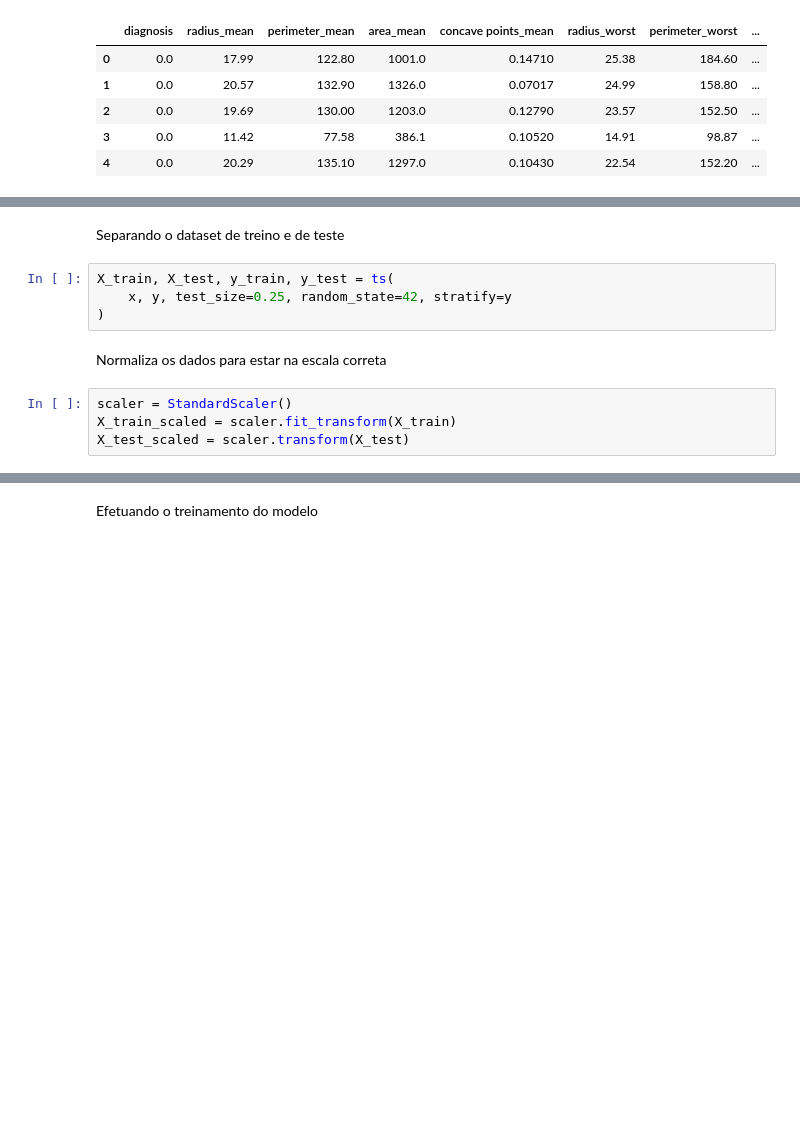
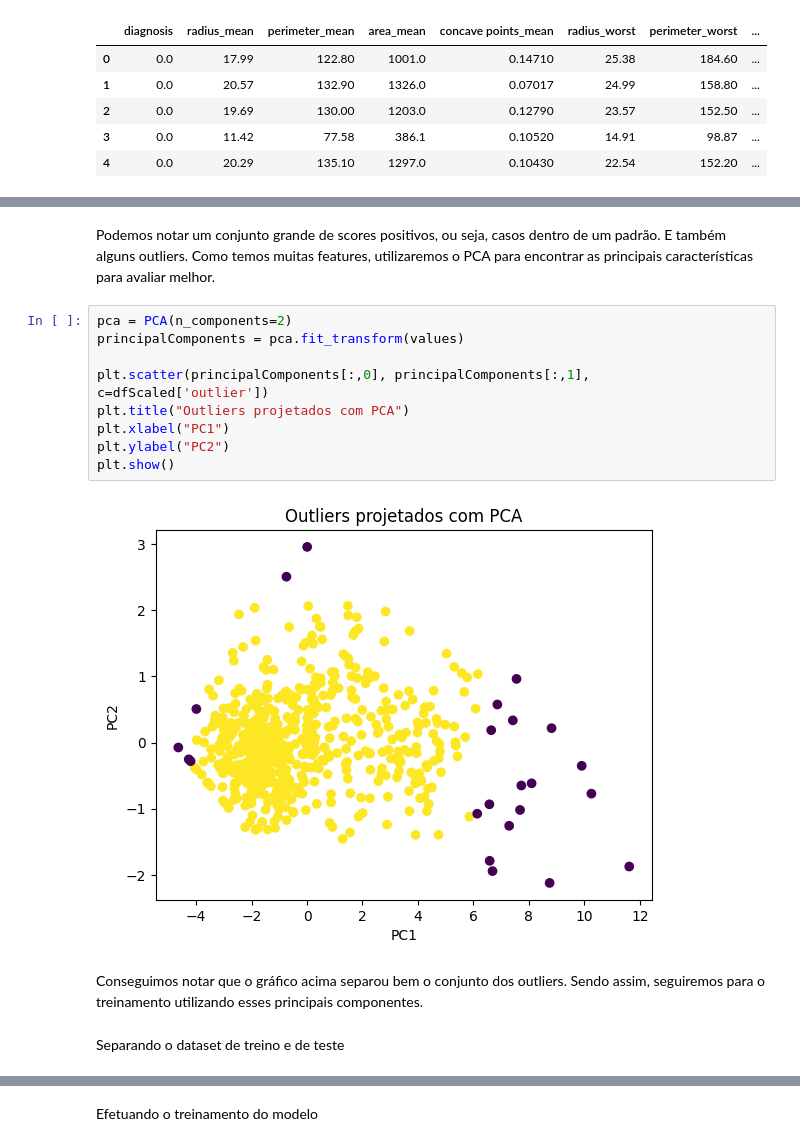
Before and after one commit to hiroshisilva/TechChalenge-FIAP-IA-01, a Jupyter notebook: Tech_chalenge.ipynb, the cells around one changed output, grey strips where cells are left out. Cells and saved outputs as stored; diff of their text form; blank space fills up the shorter version.

```diff
--- a/Tech_chalenge.ipynb
+++ b/Tech_chalenge.ipynb
@@ -173,12 +177,19 @@ y = dfHighCorrelation['diagnosis']
+# %% [markdown]
+Podemos notar um conjunto grande de scores positivos, ou seja, casos dentro de um padrão. E também alguns outliers.
+Como temos muitas features, utilizaremos o PCA para encontrar as principais características para avaliar melhor.
+# %%
+pca = PCA(n_components=2)
+principalComponents = pca.fit_transform(values)
+
+plt.scatter(principalComponents[:,0], principalComponents[:,1], c=dfScaled['outlier'])
+plt.title("Outliers projetados com PCA")
+plt.xlabel("PC1")
+plt.ylabel("PC2")
+plt.show()
+# %% [output]
+[figure, added]
+# %% [markdown]
+Conseguimos notar que o gráfico acima separou bem o conjunto dos outliers.
+Sendo assim, seguiremos para o treinamento utilizando esses principais componentes.
 # %% [markdown]
 Separando o dataset de treino e de teste
-# %%
-X_train, X_test, y_train, y_test = ts(
-    x, y, test_size=0.25, random_state=42, stratify=y
-)
-# %% [markdown]
-Normaliza os dados para estar na escala correta
-# %%
-scaler = StandardScaler()
-X_train_scaled = scaler.fit_transform(X_train)
-X_test_scaled = scaler.transform(X_test)
```
Also changed, not shown: parts of 20 cells of this notebook.
